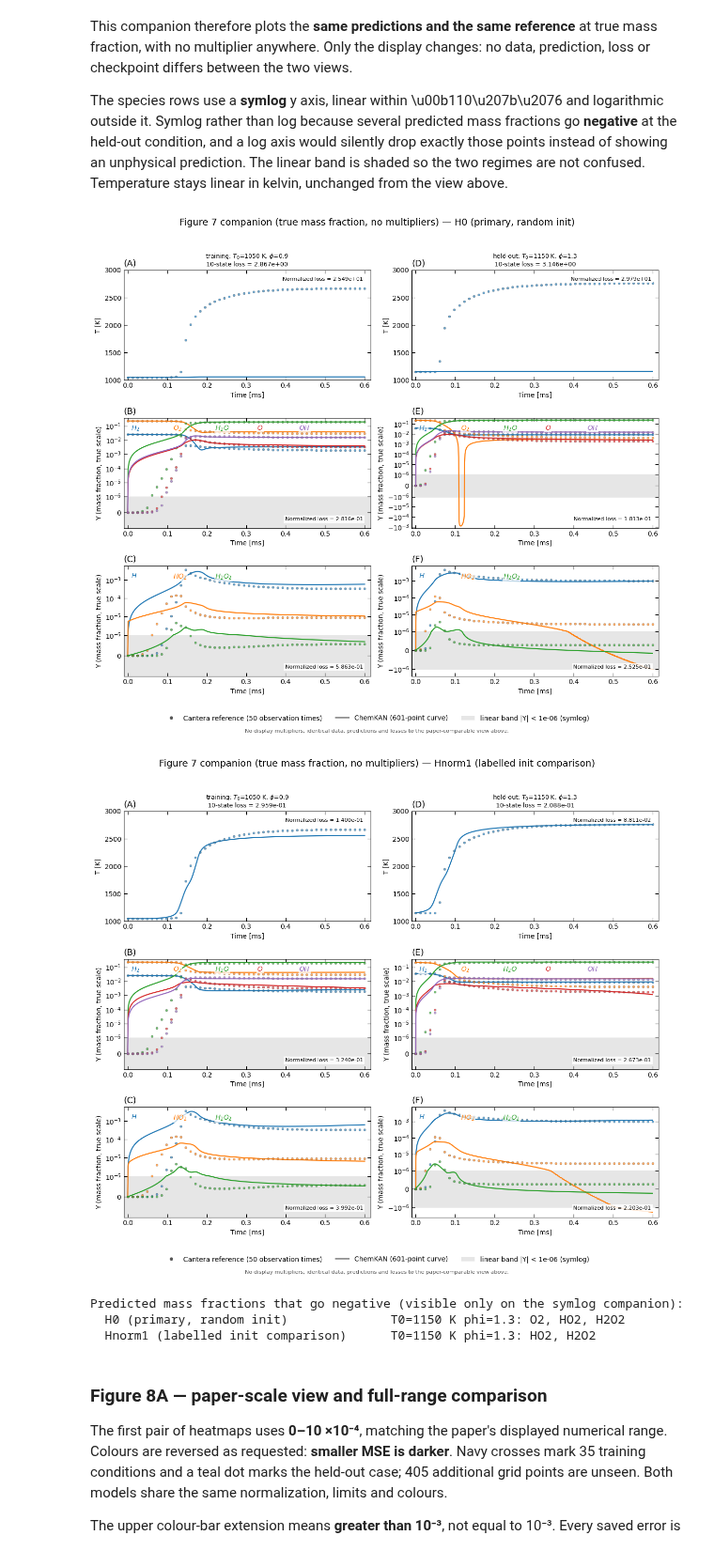
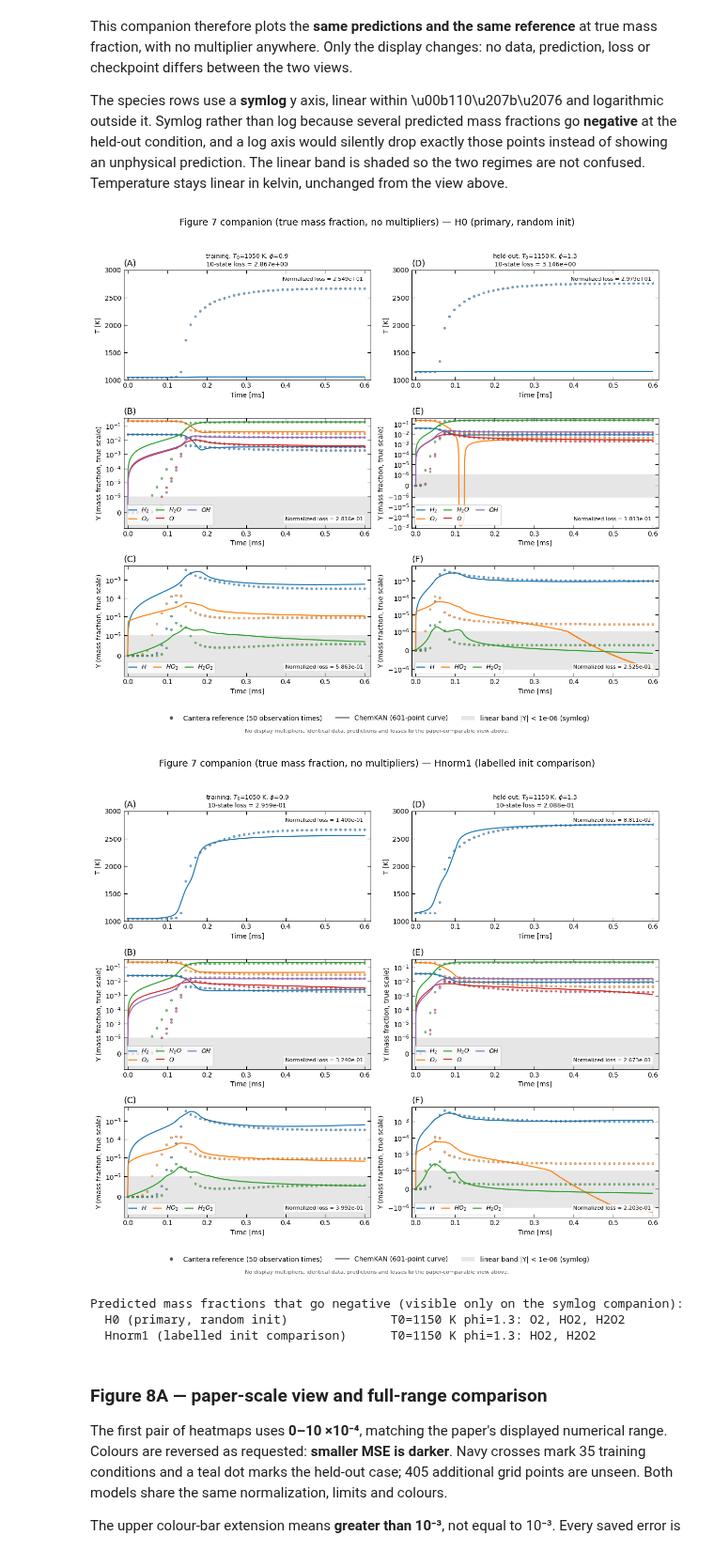
Before and after one commit to bnkglu/chemkan-tuwien, a Jupyter notebook: chemkan/notebooks/08_hydrogen_reproduction.ipynb, the cells around one changed output. Shown at 94% size. Saved outputs shown, nothing was run; the diff lists cells and outputs as text; code cells hidden in the pictures.

```diff
--- a/chemkan/notebooks/08_hydrogen_reproduction.ipynb
+++ b/chemkan/notebooks/08_hydrogen_reproduction.ipynb
@@ -238,7 +238,10 @@ for label, (stem, directory) in SETS.items():
             indices = [len(species) if sp == "T" else species.index(sp) for sp in names]
             for sp, k in zip(names, indices):
                 scale, colour = 10. ** DISPLAY_POWER[sp], COLOURS[sp]
-                ax.plot(t_d * 1e3, pr[:, k] * scale, color=colour, lw=1.6)
+                # The display multiplier travels with the legend entry, so dropping the
+                # in-panel labels does not lose it.
+                ax.plot(t_d * 1e3, pr[:, k] * scale, color=colour, lw=1.6,
+                        label=rf"${TEX[sp]}\times10^{{{DISPLAY_POWER[sp]}}}$" if row else None)
                 ax.plot(t * 1e3, ref[:, k] * scale, "o", color=colour, ms=3.5,
                         mec="0.3", mew=.35, alpha=.65)
             ax.set_xlim(-.01, .615); ax.set_ylim(*row_limits[row])
@@ -259,12 +262,9 @@ for label, (stem, directory) in SETS.items():
                 ax.set_title(f"{kind}: $T_0$={T0:g} K, $\\phi$={phi:g}\n"
                              f"10-state loss = {losses.mean():.3e}", fontsize=9)
             else:
-                # Compact coloured labels directly inside the panel, away from loss text.
-                for j, sp in enumerate(names):
-                    x, y = (.03 + .34 * (j % 3), .76 - .12 * (j // 3))
-                    ax.text(x, y, rf"${TEX[sp]}\times10^{{{DISPLAY_POWER[sp]}}}$",
-                            color=COLOURS[sp], transform=ax.transAxes, fontsize=10,
-                            bbox=dict(facecolor="white", alpha=.72, edgecolor="none", pad=1))
+                ax.legend(loc="upper left", fontsize=9, ncol=2, framealpha=.8,
+                          borderpad=.35, handlelength=1.3, columnspacing=1.1,
+                          labelspacing=.3)
     fig.suptitle(f"Figure 7 — {label}", fontsize=14, y=.995)
     fig.legend(handles=[Line2D([], [], color="0.35", marker="o", ls="none", ms=4,
                                label="Cantera reference (50 observation times)"),
@@ -338,7 +338,8 @@ for label, (stem, directory) in SETS.items():
             ax = axes[row, col]
             indices = [len(species) if sp == "T" else species.index(sp) for sp in names]
             for sp, k in zip(names, indices):
-                ax.plot(t_d * 1e3, pr[:, k], color=COLOURS[sp], lw=1.6)
+                ax.plot(t_d * 1e3, pr[:, k], color=COLOURS[sp], lw=1.6,
+                        label=rf"${TEX[sp]}$" if row else None)
                 ax.plot(t * 1e3, ref[:, k], "o", color=COLOURS[sp], ms=3.5,
                         mec="0.3", mew=.35, alpha=.65)
             ax.set_xlim(-.01, .615)
@@ -361,39 +362,38 @@ for label, (stem, directory) in SETS.items():
                 ax.set_ylim(lo, hi)
             letter = "ABC"[row] if col == 0 else "DEF"[row]
             ax.set_title(f"({letter})", loc="left", fontsize=13)
             ax.text(.97, .06 if row else .94, f"Normalized loss = {losses[indices].mean():.3e}",
                     transform=ax.transAxes, ha="right", va="bottom" if row else "top",
                     fontsize=8, bbox=dict(facecolor="white", alpha=.85, edgecolor="none", pad=2))
             if row:
-                for j, sp in enumerate(names):
-                    ax.text(.03 + .17 * j, .94, rf"${TEX[sp]}$", color=COLOURS[sp],
-                            transform=ax.transAxes, fontsize=10, va="top",
-                            bbox=dict(facecolor="white", alpha=.72, edgecolor="none", pad=1))
+                ax.legend(loc="lower left", fontsize=9, ncol=3, framealpha=.8,
+                          borderpad=.35, handlelength=1.3, columnspacing=1.1,
+                          labelspacing=.3)
     fig.suptitle(f"Figure 7 companion (true mass fraction, no multipliers) \u2014 {label}",
                  fontsize=14, y=.995)
     fig.legend(handles=[Line2D([], [], color="0.35", marker="o", ls="none", ms=4,
                                label="Cantera reference (50 observation times)"),
                         Line2D([], [], color="0.35", lw=1.6, label="ChemKAN (601-point curve)"),
                         Patch(facecolor="0.9", label=f"linear band |Y| < {LINTHRESH:g} (symlog)")],
                loc="lower center", bbox_to_anchor=(.5, .015), ncol=3, frameon=False)
     fig.text(.5, .006, "No display multipliers; identical data, predictions and losses to the "
                        "paper-comparable view above.", ha="center", fontsize=8, color="0.35")
     fig.tight_layout(rect=(0, .065, 1, .975), h_pad=1.3)
     if SAVE_FIGURES:
         tag = "H0" if stem.startswith("random") else "Hnorm1"
         for ext in ("pdf", "png"):
             fig.savefig(FIG_DIR / f"fig07_hydrogen_trajectories_{tag}_true_scale.{ext}",
                         dpi=200, bbox_inches="tight")
     plt.show()
 
 print("Predicted mass fractions that go negative (visible only on the symlog companion):")
 for (label, T0, phi), bad in sorted(negatives.items()):
     print(f"  {label:38s} T0={T0:.0f} K phi={phi}: {', '.join(bad)}")
 if not negatives:
     print("  none")
 # %% [output]
-[figure, old version]
+[figure, new version]
-[figure, old version]
+[figure, new version]
 Predicted mass fractions that go negative (visible only on the symlog companion):
   H0 (primary, random init)              T0=1150 K phi=1.3: O2, HO2, H2O2
   Hnorm1 (labelled init comparison)      T0=1150 K phi=1.3: HO2, H2O2
```
Also changed, not shown: parts of 1 cell of this notebook, 16 other files.
